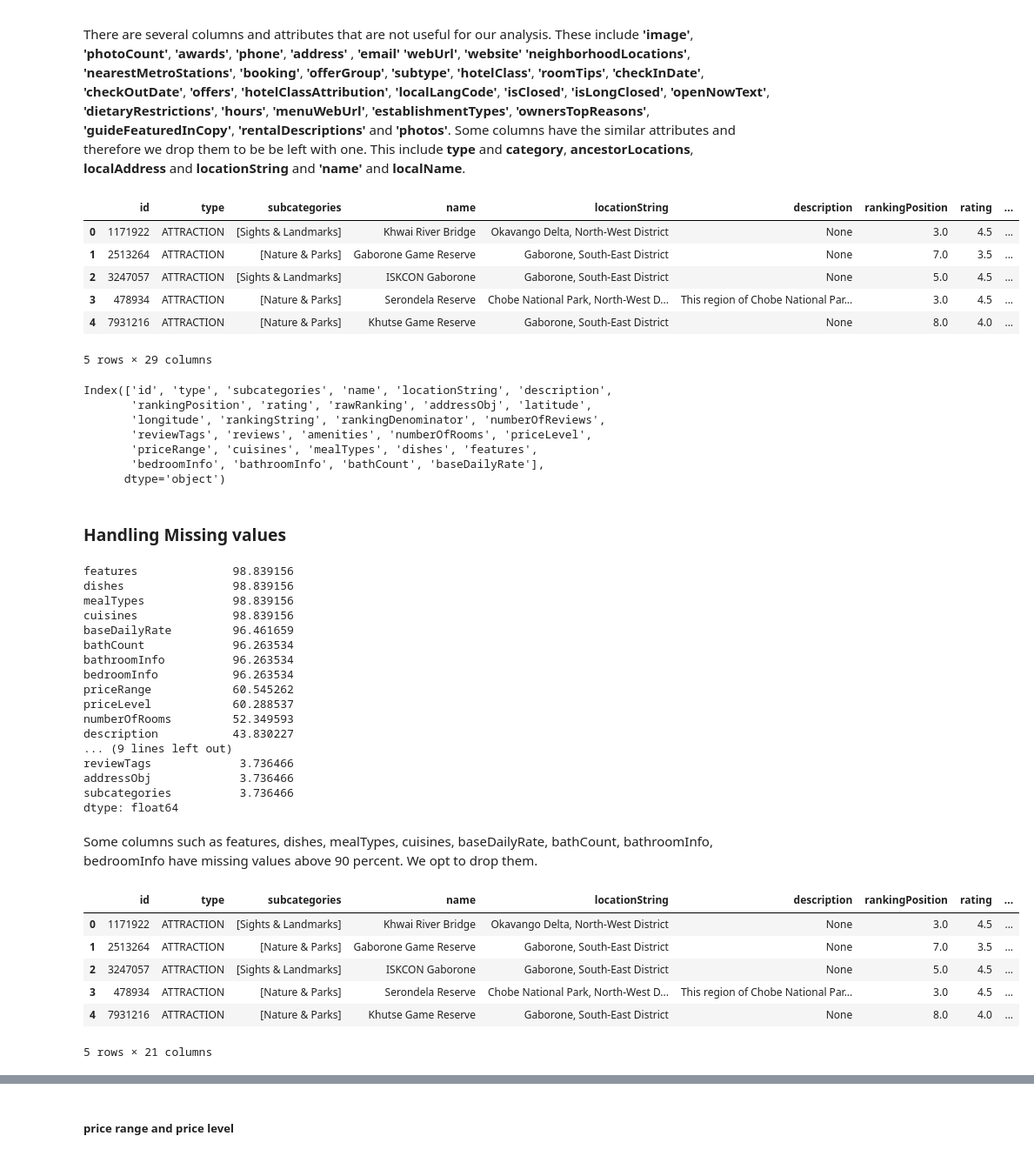
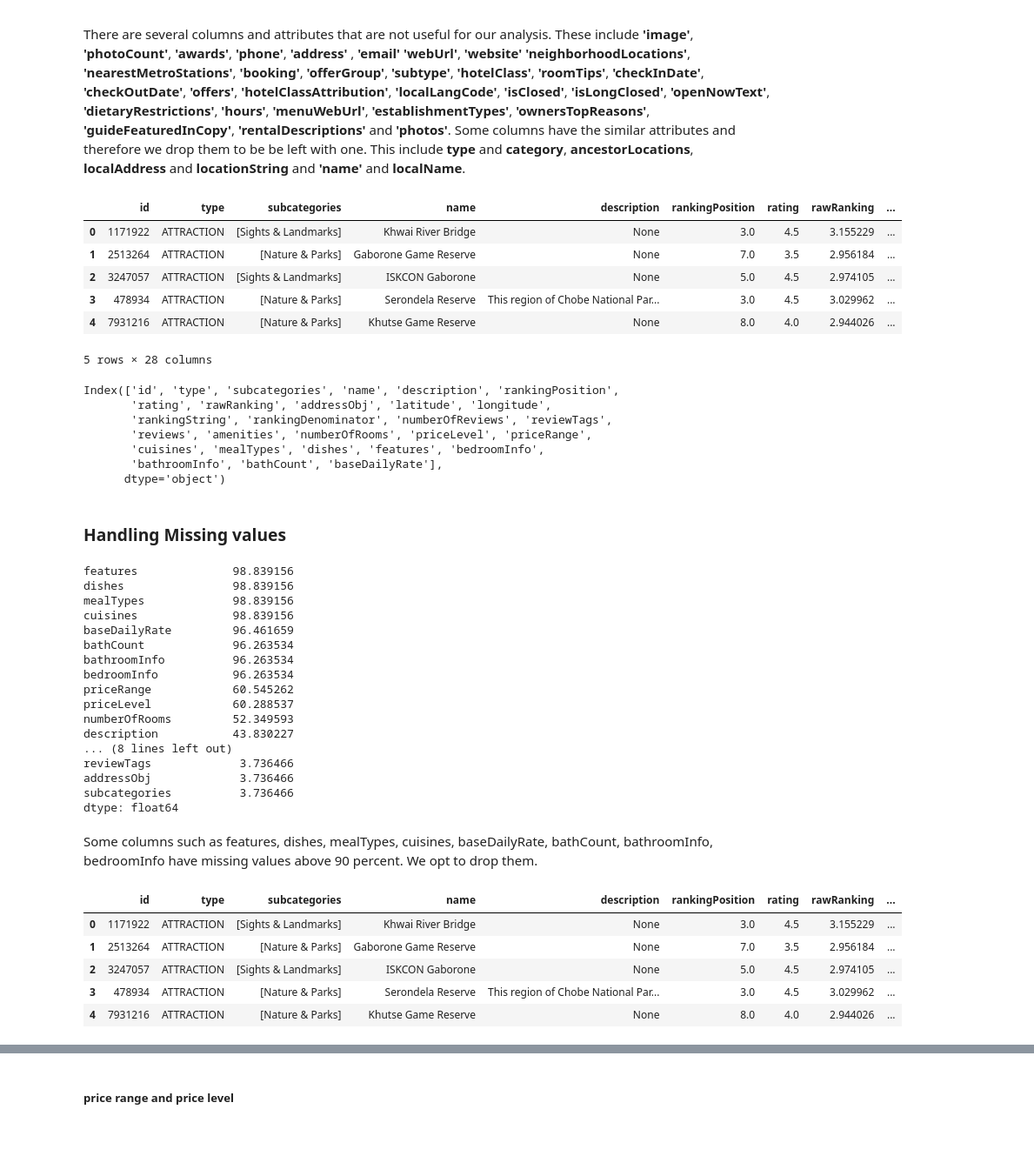
Before and after one commit to R3TR0Quan/travel-destination-recommendation-sys, a Jupyter notebook: misc_notebooks/kane.ipynb, the cells around one changed output, grey strips where cells are left out. Shown at 87% size. Saved outputs shown, nothing was run; the diff lists cells and outputs as text; code cells hidden in the pictures.

```diff
--- a/misc_notebooks/kane.ipynb
+++ b/misc_notebooks/kane.ipynb
@@ -109,31 +109,31 @@ Index(['id', 'type', 'category', 'subcategories', 'name', 'locationString',
 There are several columns and attributes that are not useful for our analysis. These include **'image'**, **'photoCount'**, **'awards'**, **'phone'**, **'address'** , **'email'** **'webUrl'**, **'website'** **'neighborhoodLocations'**, **'nearestMetroStations'**, **'booking'**, **'offerGroup'**, **'subtype'**, **'hotelClass'**, **'roomTips'**, **'checkInDate'**, **'checkOutDate'**, **'offers'**, **'hotelClassAttribution'**, **'localLangCode'**, **'isClosed'**, **'isLongClosed'**, **'openNowText'**, **'dietaryRestrictions'**, **'hours'**, **'menuWebUrl'**, **'establishmentTypes'**, **'ownersTopReasons'**, **'guideFeaturedInCopy'**, **'rentalDescriptions'** and **'photos'**.
 Some columns have the similar attributes and therefore we drop them to be be left with one. This include **type** and **category**, **ancestorLocations**, **localAddress** and **locationString** and **'name'** and **localName**.
 # %%
-columns_to_drop = ['image', 'photoCount', 'awards', 'phone', 'address', 'email', 'localAddress',
+columns_to_drop = ['image', 'photoCount', 'awards', 'phone', 'address', 'email', 'localAddress', 'locationString',
                    'webUrl', 'website', 'neighborhoodLocations', 'nearestMetroStations', 'ancestorLocations',
                    'booking', 'offerGroup', 'subtype', 'hotelClass', 'roomTips', 'checkInDate', 'category',
                    'checkOutDate', 'offers', 'hotelClassAttribution', 'localLangCode', 'isClosed', 'ratingHistogram',
                    'isLongClosed', 'openNowText', 'dietaryRestrictions', 'hours', 'menuWebUrl', 'localName',
                    'establishmentTypes', 'ownersTopReasons', 'guideFeaturedInCopy', 'rentalDescriptions','photos']
 df.drop(columns=columns_to_drop, inplace=True)
 df.head()
 # %% [output]
-|  | id | type | subcategories | name | locationString | description | rankingPosition | rating | ... |
-| 0 | 1171922 | ATTRACTION | [Sights & Landmarks] | Khwai River Bridge | Okavango Delta, North-West District | None | 3.0 | 4.5 | ... |
-| 1 | 2513264 | ATTRACTION | [Nature & Parks] | Gaborone Game Reserve | Gaborone, South-East District | None | 7.0 | 3.5 | ... |
-| 2 | 3247057 | ATTRACTION | [Sights & Landmarks] | ISKCON Gaborone | Gaborone, South-East District | None | 5.0 | 4.5 | ... |
-| 3 | 478934 | ATTRACTION | [Nature & Parks] | Serondela Reserve | Chobe National Park, North-West D... | This region of Chobe National Par... | 3.0 | 4.5 | ... |
-| 4 | 7931216 | ATTRACTION | [Nature & Parks] | Khutse Game Reserve | Gaborone, South-East District | None | 8.0 | 4.0 | ... |
+|  | id | type | subcategories | name | description | rankingPosition | rating | rawRanking | ... |
+| 0 | 1171922 | ATTRACTION | [Sights & Landmarks] | Khwai River Bridge | None | 3.0 | 4.5 | 3.155229 | ... |
+| 1 | 2513264 | ATTRACTION | [Nature & Parks] | Gaborone Game Reserve | None | 7.0 | 3.5 | 2.956184 | ... |
+| 2 | 3247057 | ATTRACTION | [Sights & Landmarks] | ISKCON Gaborone | None | 5.0 | 4.5 | 2.974105 | ... |
+| 3 | 478934 | ATTRACTION | [Nature & Parks] | Serondela Reserve | This region of Chobe National Par... | 3.0 | 4.5 | 3.029962 | ... |
+| 4 | 7931216 | ATTRACTION | [Nature & Parks] | Khutse Game Reserve | None | 8.0 | 4.0 | 2.944026 | ... |
-5 rows × 29 columns
+5 rows × 28 columns
 # %%
 df.columns
 # %% [output]
-Index(['id', 'type', 'subcategories', 'name', 'locationString', 'description',
-       'rankingPosition', 'rating', 'rawRanking', 'addressObj', 'latitude',
-       'longitude', 'rankingString', 'rankingDenominator', 'numberOfReviews',
-       'reviewTags', 'reviews', 'amenities', 'numberOfRooms', 'priceLevel',
-       'priceRange', 'cuisines', 'mealTypes', 'dishes', 'features',
-       'bedroomInfo', 'bathroomInfo', 'bathCount', 'baseDailyRate'],
+Index(['id', 'type', 'subcategories', 'name', 'description', 'rankingPosition',
+       'rating', 'rawRanking', 'addressObj', 'latitude', 'longitude',
+       'rankingString', 'rankingDenominator', 'numberOfReviews', 'reviewTags',
+       'reviews', 'amenities', 'numberOfRooms', 'priceLevel', 'priceRange',
+       'cuisines', 'mealTypes', 'dishes', 'features', 'bedroomInfo',
+       'bathroomInfo', 'bathCount', 'baseDailyRate'],
       dtype='object')
 # %% [markdown]
 ### Handling Missing values
@@ -159,7 +159,7 @@ priceRange            60.545262
 priceLevel            60.288537
 numberOfRooms         52.349593
 description           43.830227
-... (9 lines left out)
+... (8 lines left out)
 reviewTags             3.736466
 addressObj             3.736466
 subcategories          3.736466
@@ -171,13 +171,12 @@ above_90_missing_col = ['features', 'dishes', 'mealTypes', 'cuisines', 'baseDail
 df.drop(columns=above_90_missing_col, inplace=True)
 df.head()
 # %% [output]
-|  | id | type | subcategories | name | locationString | description | rankingPosition | rating | ... |
-| 0 | 1171922 | ATTRACTION | [Sights & Landmarks] | Khwai River Bridge | Okavango Delta, North-West District | None | 3.0 | 4.5 | ... |
-| 1 | 2513264 | ATTRACTION | [Nature & Parks] | Gaborone Game Reserve | Gaborone, South-East District | None | 7.0 | 3.5 | ... |
-| 2 | 3247057 | ATTRACTION | [Sights & Landmarks] | ISKCON Gaborone | Gaborone, South-East District | None | 5.0 | 4.5 | ... |
-| 3 | 478934 | ATTRACTION | [Nature & Parks] | Serondela Reserve | Chobe National Park, North-West D... | This region of Chobe National Par... | 3.0 | 4.5 | ... |
-| 4 | 7931216 | ATTRACTION | [Nature & Parks] | Khutse Game Reserve | Gaborone, South-East District | None | 8.0 | 4.0 | ... |
+|  | id | type | subcategories | name | description | rankingPosition | rating | rawRanking | ... |
+| 0 | 1171922 | ATTRACTION | [Sights & Landmarks] | Khwai River Bridge | None | 3.0 | 4.5 | 3.155229 | ... |
+| 1 | 2513264 | ATTRACTION | [Nature & Parks] | Gaborone Game Reserve | None | 7.0 | 3.5 | 2.956184 | ... |
+| 2 | 3247057 | ATTRACTION | [Sights & Landmarks] | ISKCON Gaborone | None | 5.0 | 4.5 | 2.974105 | ... |
+| 3 | 478934 | ATTRACTION | [Nature & Parks] | Serondela Reserve | This region of Chobe National Par... | 3.0 | 4.5 | 3.029962 | ... |
+| 4 | 7931216 | ATTRACTION | [Nature & Parks] | Khutse Game Reserve | None | 8.0 | 4.0 | 2.944026 | ... |
-5 rows × 21 columns
 # %%
 df.info()
 # %% [output]
```
Also changed, not shown: parts of 27 cells of this notebook.
